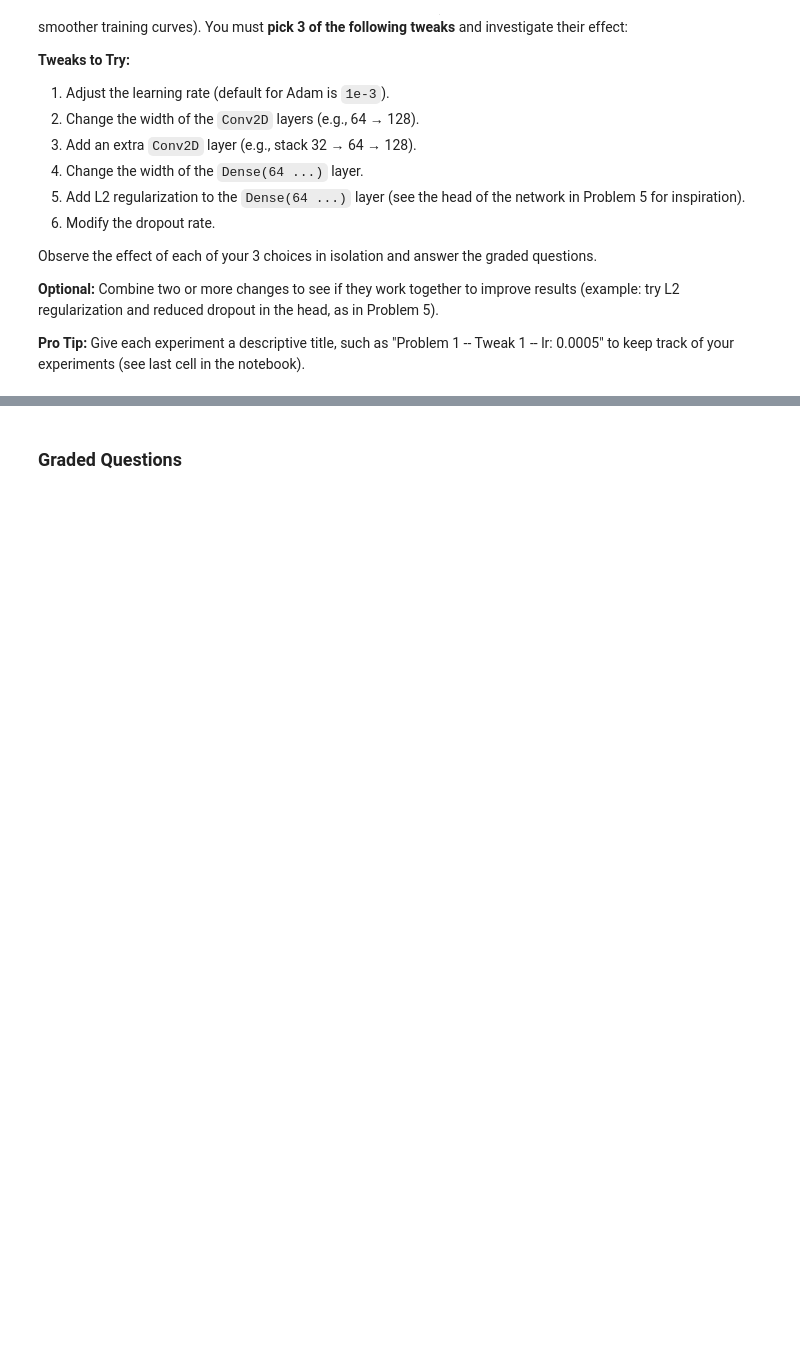
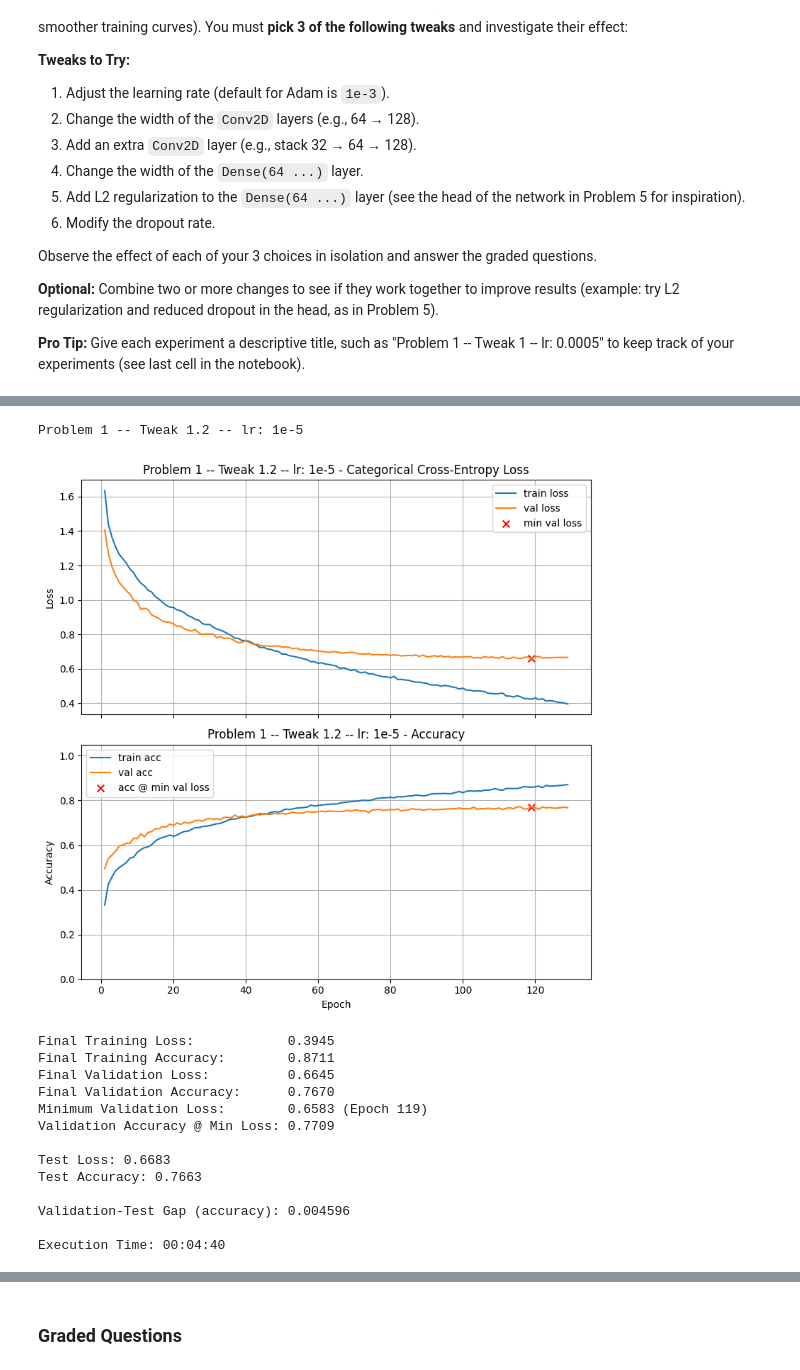
Before and after one commit to mwan30/Mod-7-Homework, a Jupyter notebook: Homework_04.ipynb, the cells around one changed output, grey strips where cells are left out. Saved outputs shown, nothing was run; the diff lists cells and outputs as text; code cells hidden in the pictures; blank space fills up the shorter version.

```diff
--- a/Homework_04.ipynb
+++ b/Homework_04.ipynb
@@ -369,0 +418,37 @@ Combine two or more changes to see if they work together to improve results (exa
+# %%
+# Adjusting learning rate
+
+he = initializers.HeNormal()                                # best initializer for relu
+
+model_lr2 = models.Sequential([
+    Input(shape=X_train.shape[1:]),
+
+    Conv2D(32, (3,3), activation="relu", kernel_initializer=he, padding="same"),
+    MaxPooling2D(2),
+
+    Conv2D(64, (3,3), activation="relu", kernel_initializer=he, padding="same"),
+    MaxPooling2D(2),
+
+    Flatten(),
+    Dense(64, activation="relu",kernel_initializer=he),
+    Dropout(0.5),
+    Dense(num_classes, activation="softmax")
+])
+
+train_and_test(model_lr2, lr_schedule=1e-5, title="Problem 1 -- Tweak 1.2 -- lr: 1e-5")
+# %% [output]
+Problem 1 -- Tweak 1.2 -- lr: 1e-5
+[figure, added]
+Final Training Loss:            0.3945
+Final Training Accuracy:        0.8711
+Final Validation Loss:          0.6645
+Final Validation Accuracy:      0.7670
+Minimum Validation Loss:        0.6583 (Epoch 119)
+Validation Accuracy @ Min Loss: 0.7709
+
+Test Loss: 0.6683
+Test Accuracy: 0.7663
+
+Validation-Test Gap (accuracy): 0.004596
+
+Execution Time: 00:04:40
```
Also changed, not shown: parts of 17 cells of this notebook.
